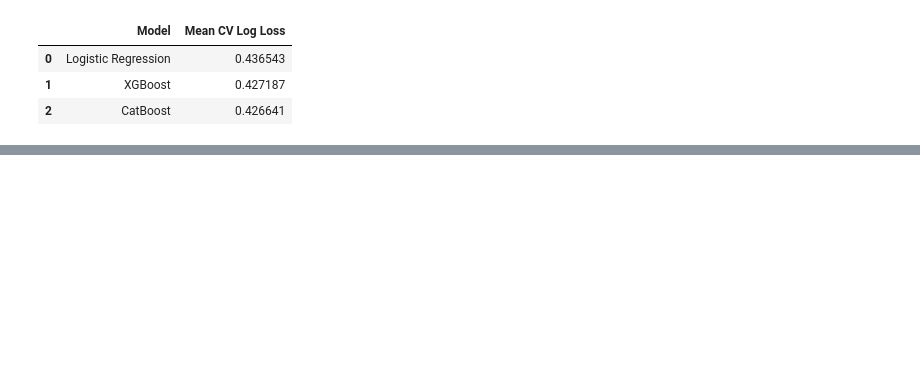
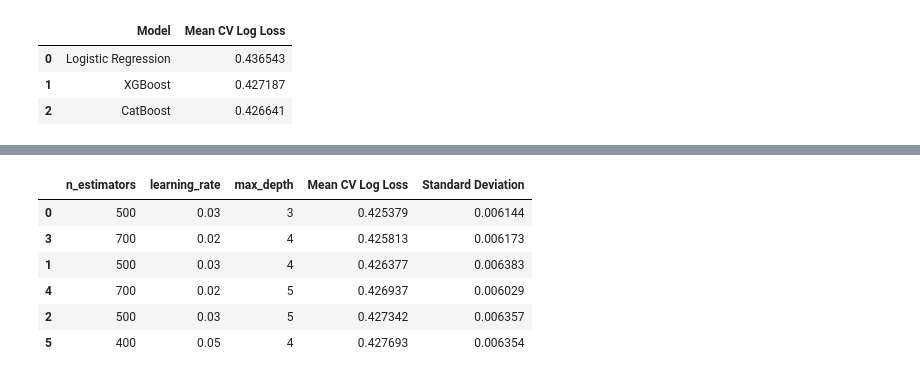
Before and after one commit to fishdynasty/inter-uni-FourCast, a Jupyter notebook: notebook/Modelling.ipynb, the cells around one changed output, grey strips where cells are left out. Saved outputs shown, nothing was run; the diff lists cells and outputs as text; code cells hidden in the pictures; blank space fills up the shorter version.

```diff
--- a/notebook/Modelling.ipynb
+++ b/notebook/Modelling.ipynb
@@ -246,0 +556,49 @@ results
+# %%
+xgb_tuning_results = []
+
+for params in xgb_param_sets:
+
+    tuned_xgb = Pipeline([
+        ("preprocessor", xgb_preprocessor),
+
+        ("classifier", XGBClassifier(
+            n_estimators=params["n_estimators"],
+            learning_rate=params["learning_rate"],
+            max_depth=params["max_depth"],
+            subsample=0.8,
+            colsample_bytree=0.8,
+            objective="binary:logistic",
+            eval_metric="logloss",
+            random_state=50,
+            n_jobs=-1
+        ))
+    ])
+
+    scores = -cross_val_score(
+        tuned_xgb,
+        X_fe,
+        y,
+        cv=cv,
+        scoring="neg_log_loss"
+    )
+
+    xgb_tuning_results.append({
+        **params,
+        "Mean CV Log Loss": scores.mean(),
+        "Standard Deviation": scores.std()
+    })
+# %%
+xgb_tuning_results = (
+    pd.DataFrame(xgb_tuning_results)
+    .sort_values("Mean CV Log Loss")
+)
+
+xgb_tuning_results
+# %% [output]
+|  | n_estimators | learning_rate | max_depth | Mean CV Log Loss | Standard Deviation |
+| 0 | 500 | 0.03 | 3 | 0.425379 | 0.006144 |
+| 3 | 700 | 0.02 | 4 | 0.425813 | 0.006173 |
+| 1 | 500 | 0.03 | 4 | 0.426377 | 0.006383 |
+| 4 | 700 | 0.02 | 5 | 0.426937 | 0.006029 |
+| 2 | 500 | 0.03 | 5 | 0.427342 | 0.006357 |
+| 5 | 400 | 0.05 | 4 | 0.427693 | 0.006354 |
```
Also changed, not shown: parts of 29 cells of this notebook, 7 other files.
